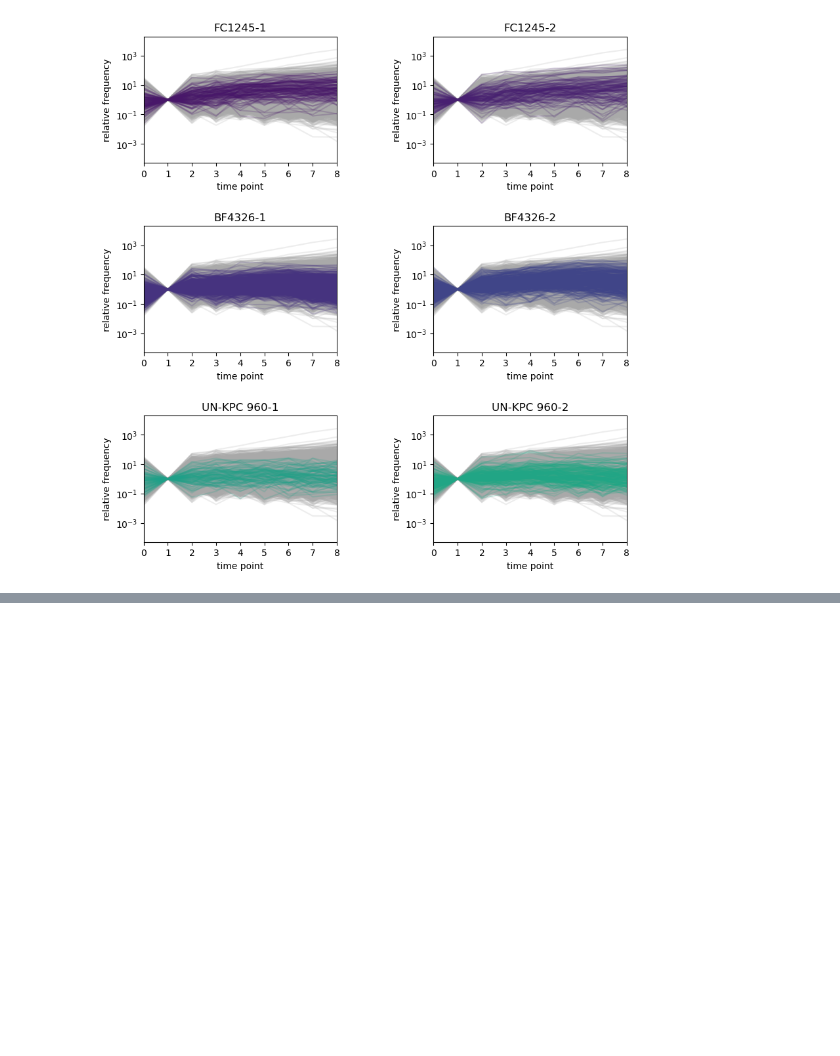
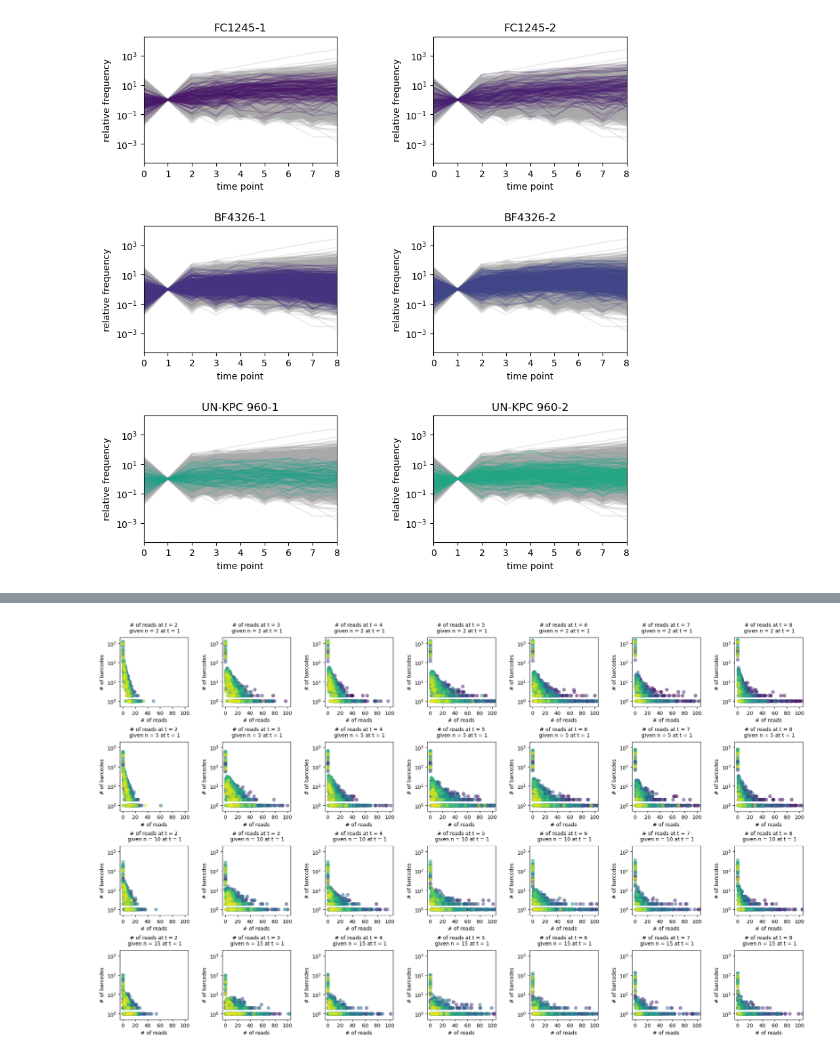
Before and after one commit to alyulina/metastatic-phenotypes, a Jupyter notebook: clustering-testing-comparing-results_08.30.23.ipynb, the cells around one changed output, grey strips where cells are left out. Cells and saved outputs as stored; diff of their text form; code cells hidden in the pictures; blank space fills up the shorter version.

```diff
--- a/clustering-testing-comparing-results_08.30.23.ipynb
+++ b/clustering-testing-comparing-results_08.30.23.ipynb
@@ -1051,0 +1008,51 @@ plt.savefig('plots/bc_norm_freq_corr_reps_1_2_panc2.png', dpi=300, bbox_inches='
+# %%
+# now the last thing to do is Levy, Blundell plots:
+# want to find all barcodes at a given frequency at t = 1 and ask where are they later
+
+plt.figure(figsize=(3 * 7 + 3, 3 * 4 + 1.5))
+viridis = matplotlib.cm.ScalarMappable(norm=matplotlib.colors.Normalize(vmin=0, vmax=len(clIDs_ordered)),
+                                       cmap=plt.get_cmap('viridis'))
+
+grid = gridspec.GridSpec(ncols=7, nrows=4,
+                         width_ratios=[1, 1, 1, 1, 1, 1, 1], wspace=0.5,
+                         height_ratios=[1, 1, 1, 1], hspace=0.5)
+
+
+ns = [2, 5, 10, 15]
+time_points = range(2, 9)
+reps = 2
+
+for i in range(28):
+
+    plt.subplot(grid[i // 7, i % 7])
+
+    n = ns[i // 7]
+    time_point = time_points[i % 7]
+
+    for count, clID in enumerate(clIDs_ordered):
+        #if clID not in [clIDs_ordered[5]]:
+        #    continue
+        barcodes = [x for x in t_bc_counts[reps][clID].keys() if t_bc_counts[reps][clID][x][1] == n] # barcodes that are present at a given count at t=1
+        n_reads = [t_bc_counts[reps][clID][x][time_point] for x in barcodes]
+        n_reads_counts = [[x, n_reads.count(x)] for x in set(n_reads)]
+
+        plt.scatter([x[0] for x in n_reads_counts], [x[1] for x in n_reads_counts], color=viridis.to_rgba(count), alpha=0.5, label=clID_dict[clID].replace('_', ' '))
+        plt.yscale('log'); plt.minorticks_off();
+
+        plt.xticks([0, 20, 40, 60, 80, 100], size=10)
+        plt.xlim(-5, 105);
+
+        plt.yticks([1e0, 1e1, 1e2, 1e3], [1e0, 1e1, 1e2, 1e3], size=10)
+        plt.yscale('log'); plt.minorticks_off();
+        plt.ylim(0.5, 2e3);
+
+        plt.xlabel('# of reads', fontsize=10);
+        plt.ylabel('# of barcodes', fontsize=10);
+
+        plt.title(f"# of reads at t = {time_point}\n given n = {n} at t = 1", size=10, pad=10)
+
+        #plt.legend(frameon=False, ncol=1, handletextpad=1, loc='upper left');
+
+#plt.savefig('plots/levy_blundell_plot.png', dpi=300, bbox_inches='tight')
+# %% [output]
+[figure, added]
```
Also changed, not shown: parts of 2 cells of this notebook.
